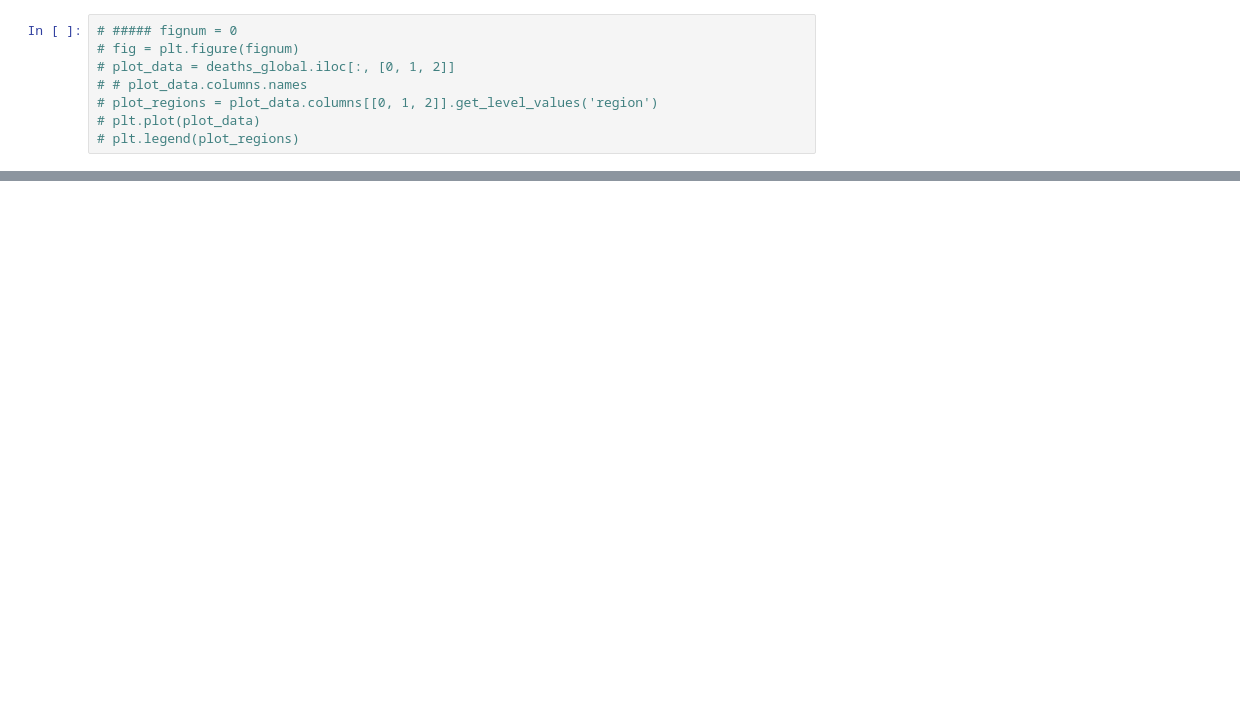
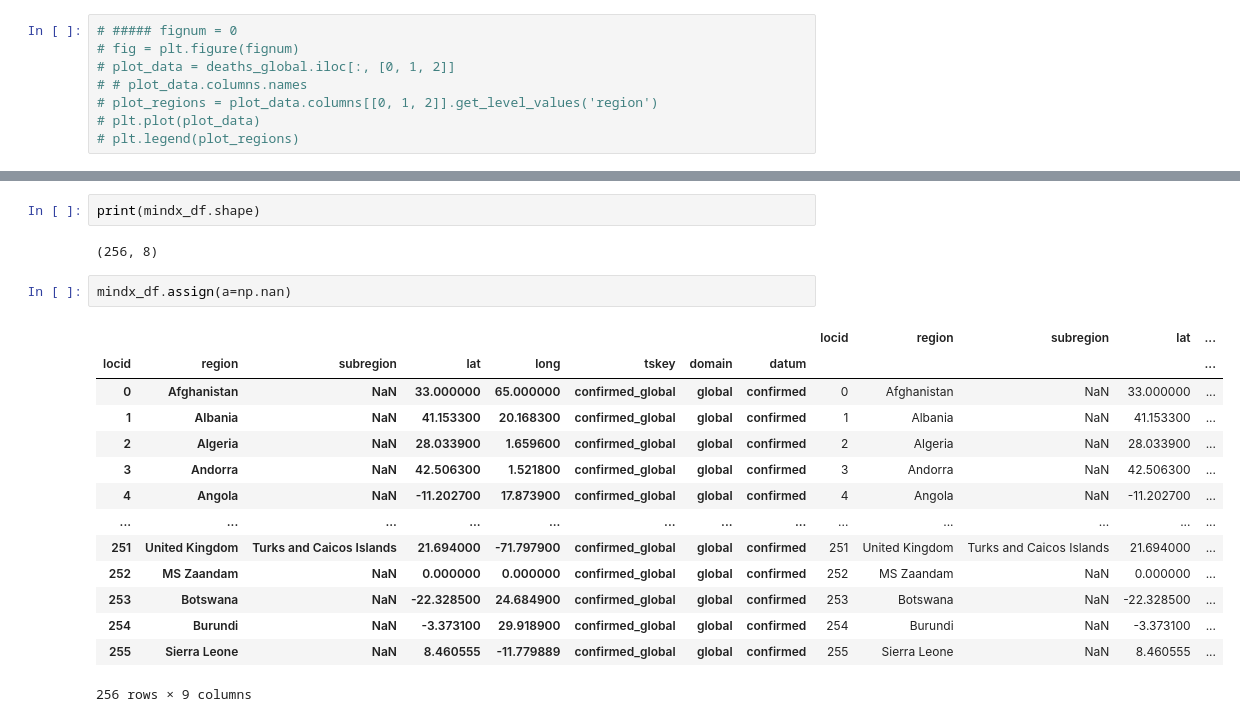
Before and after one commit to kerazarek/zcovid, a Jupyter notebook: corona_20200402.ipynb, the cells around one changed output, grey strips where cells are left out. Cells and saved outputs as stored; diff of their text form; blank space fills up the shorter version.

```diff
--- a/corona_20200402.ipynb
+++ b/corona_20200402.ipynb
@@ -409,0 +509,21 @@ d['confirmed_US']['df'].join(d['confirmed_global']['df'])
+# %%
+print(mindx_df.shape)
+# %% [output]
+(256, 8)
+# %%
+mindx_df.assign(a=np.nan)
+# %% [output]
+|  |  |  |  |  |  |  |  | locid | region | subregion | lat | ... |
+| locid | region | subregion | lat | long | tskey | domain | datum |  |  |  |  | ... |
+| 0 | Afghanistan | NaN | 33.000000 | 65.000000 | confirmed_global | global | confirmed | 0 | Afghanistan | NaN | 33.000000 | ... |
+| 1 | Albania | NaN | 41.153300 | 20.168300 | confirmed_global | global | confirmed | 1 | Albania | NaN | 41.153300 | ... |
+| 2 | Algeria | NaN | 28.033900 | 1.659600 | confirmed_global | global | confirmed | 2 | Algeria | NaN | 28.033900 | ... |
+| 3 | Andorra | NaN | 42.506300 | 1.521800 | confirmed_global | global | confirmed | 3 | Andorra | NaN | 42.506300 | ... |
+| 4 | Angola | NaN | -11.202700 | 17.873900 | confirmed_global | global | confirmed | 4 | Angola | NaN | -11.202700 | ... |
+| ... | ... | ... | ... | ... | ... | ... | ... | ... | ... | ... | ... | ... |
+| 251 | United Kingdom | Turks and Caicos Islands | 21.694000 | -71.797900 | confirmed_global | global | confirmed | 251 | United Kingdom | Turks and Caicos Islands | 21.694000 | ... |
+| 252 | MS Zaandam | NaN | 0.000000 | 0.000000 | confirmed_global | global | confirmed | 252 | MS Zaandam | NaN | 0.000000 | ... |
+| 253 | Botswana | NaN | -22.328500 | 24.684900 | confirmed_global | global | confirmed | 253 | Botswana | NaN | -22.328500 | ... |
+| 254 | Burundi | NaN | -3.373100 | 29.918900 | confirmed_global | global | confirmed | 254 | Burundi | NaN | -3.373100 | ... |
+| 255 | Sierra Leone | NaN | 8.460555 | -11.779889 | confirmed_global | global | confirmed | 255 | Sierra Leone | NaN | 8.460555 | ... |
+256 rows × 9 columns
```
Also changed, not shown: parts of 13 cells of this notebook.
